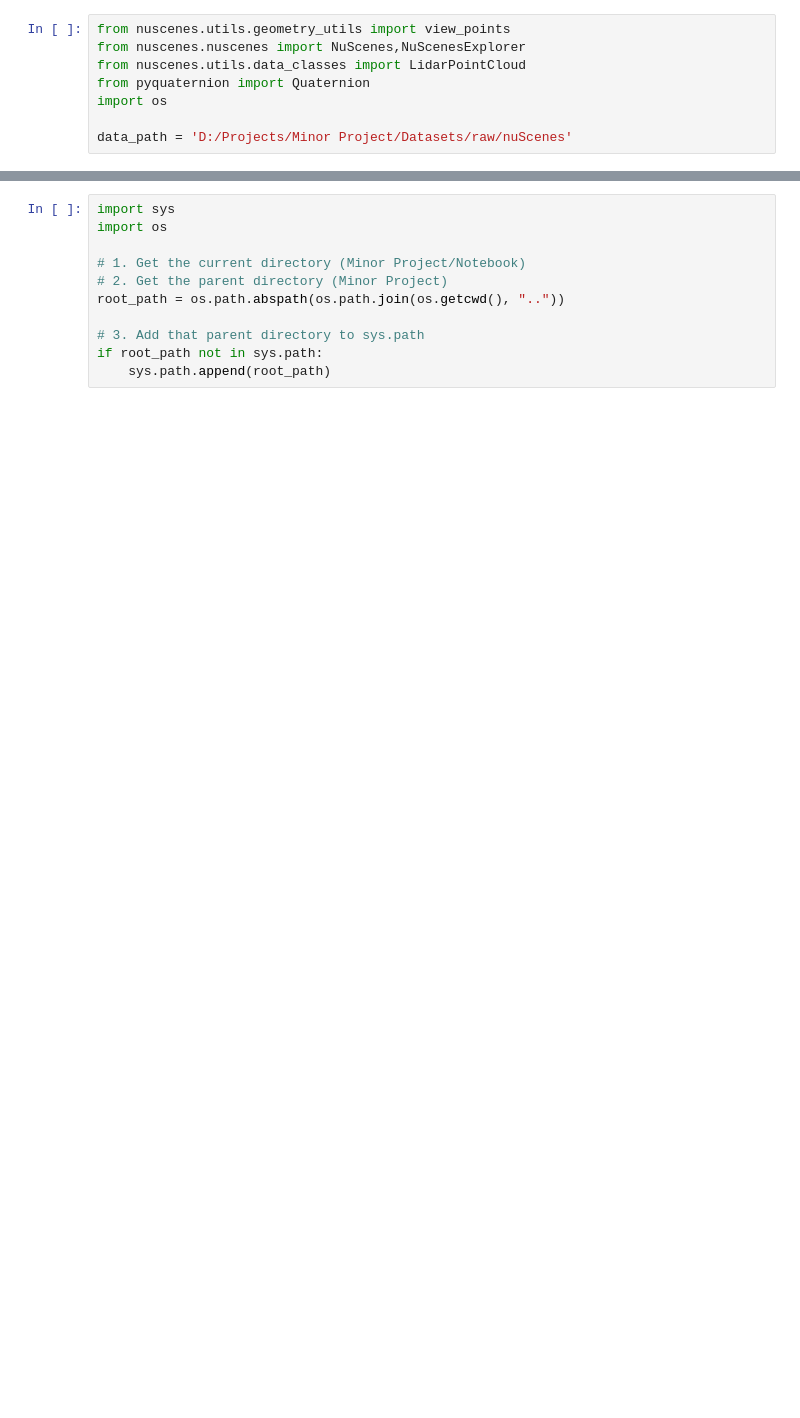
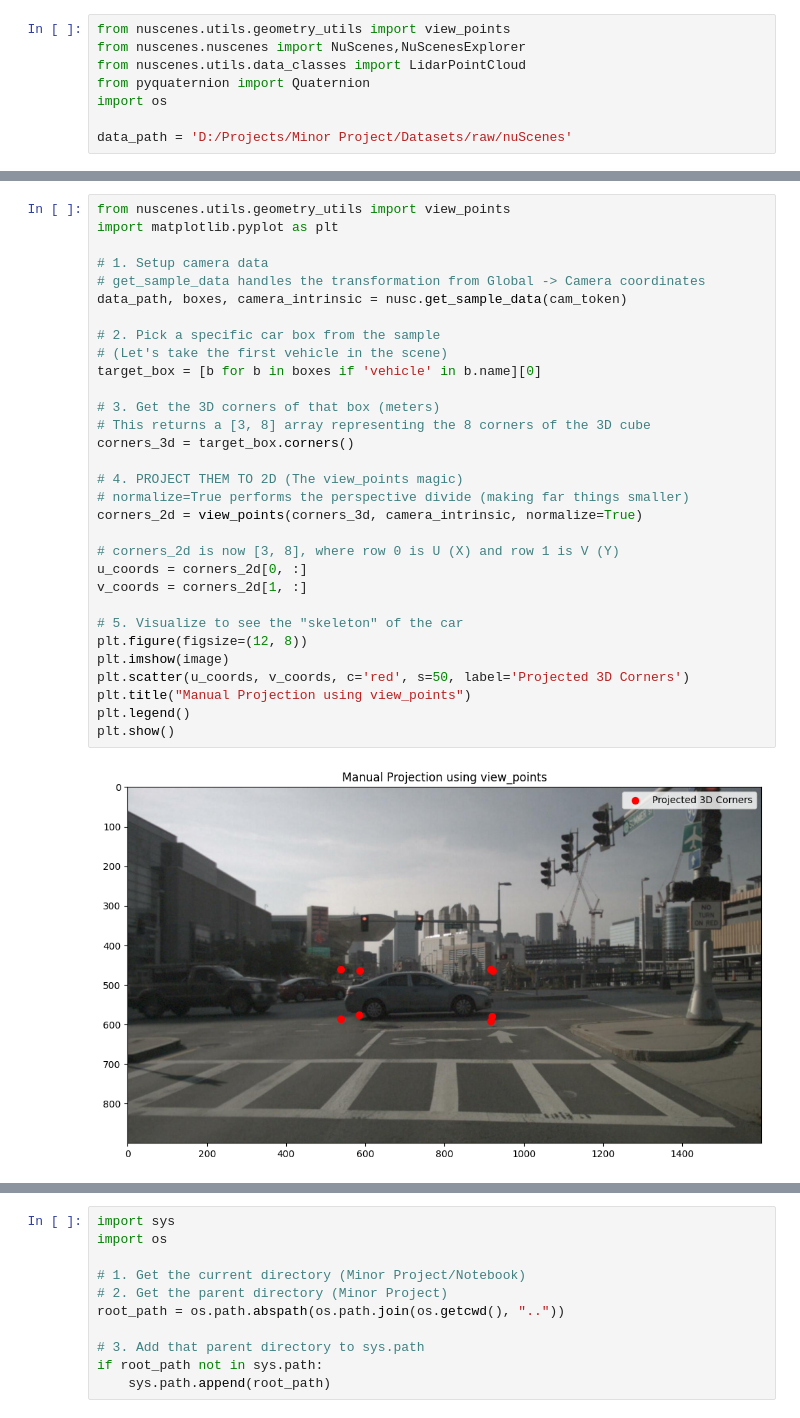
Before and after one commit to Utkristha/MONO-SAM, a Jupyter notebook: Notebook/1_depth.ipynb, the cells around one changed output, grey strips where cells are left out. Cells and saved outputs as stored; diff of their text form; blank space fills up the shorter version.

```diff
--- a/Notebook/1_depth.ipynb
+++ b/Notebook/1_depth.ipynb
@@ -72,3 +198,36 @@ explorer.render_pointcloud_in_image(my_sample['token'],dot_size=5,render_intensi
+# %%
+from nuscenes.utils.geometry_utils import view_points
+import matplotlib.pyplot as plt
+
+# 1. Setup camera data
+# get_sample_data handles the transformation from Global -> Camera coordinates
+data_path, boxes, camera_intrinsic = nusc.get_sample_data(cam_token)
+
+# 2. Pick a specific car box from the sample
+# (Let's take the first vehicle in the scene)
+target_box = [b for b in boxes if 'vehicle' in b.name][0]
+
+# 3. Get the 3D corners of that box (meters)
+# This returns a [3, 8] array representing the 8 corners of the 3D cube
+corners_3d = target_box.corners()
+
+# 4. PROJECT THEM TO 2D (The view_points magic)
+# normalize=True performs the perspective divide (making far things smaller)
+corners_2d = view_points(corners_3d, camera_intrinsic, normalize=True)
+
+# corners_2d is now [3, 8], where row 0 is U (X) and row 1 is V (Y)
+u_coords = corners_2d[0, :]
+v_coords = corners_2d[1, :]
+
+# 5. Visualize to see the "skeleton" of the car
+plt.figure(figsize=(12, 8))
+plt.imshow(image)
+plt.scatter(u_coords, v_coords, c='red', s=50, label='Projected 3D Corners')
+plt.title("Manual Projection using view_points")
+plt.legend()
+plt.show()
+# %% [output]
+[figure, added]
 # %%
 depth_map = np.zeros((2,64,64),dtype=np.float32)
 
```
Also changed, not shown: parts of 9 cells of this notebook, 11 other files.
